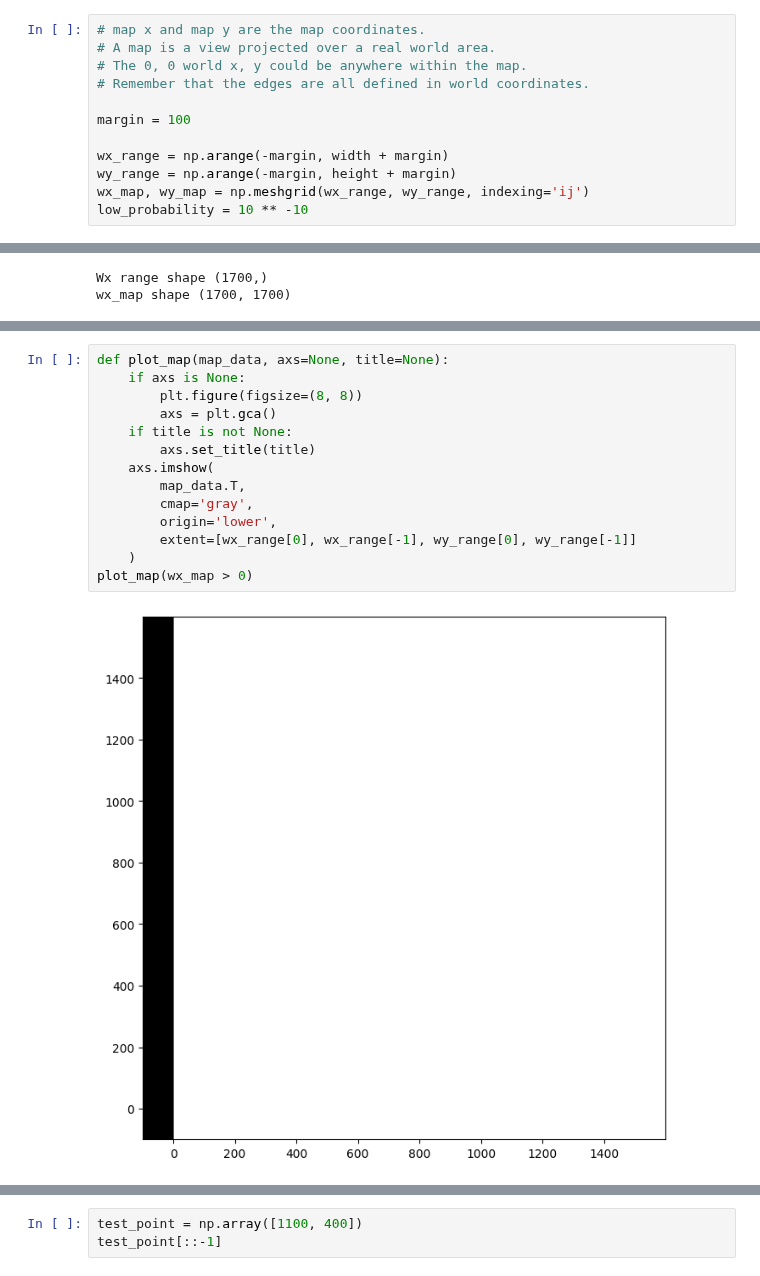
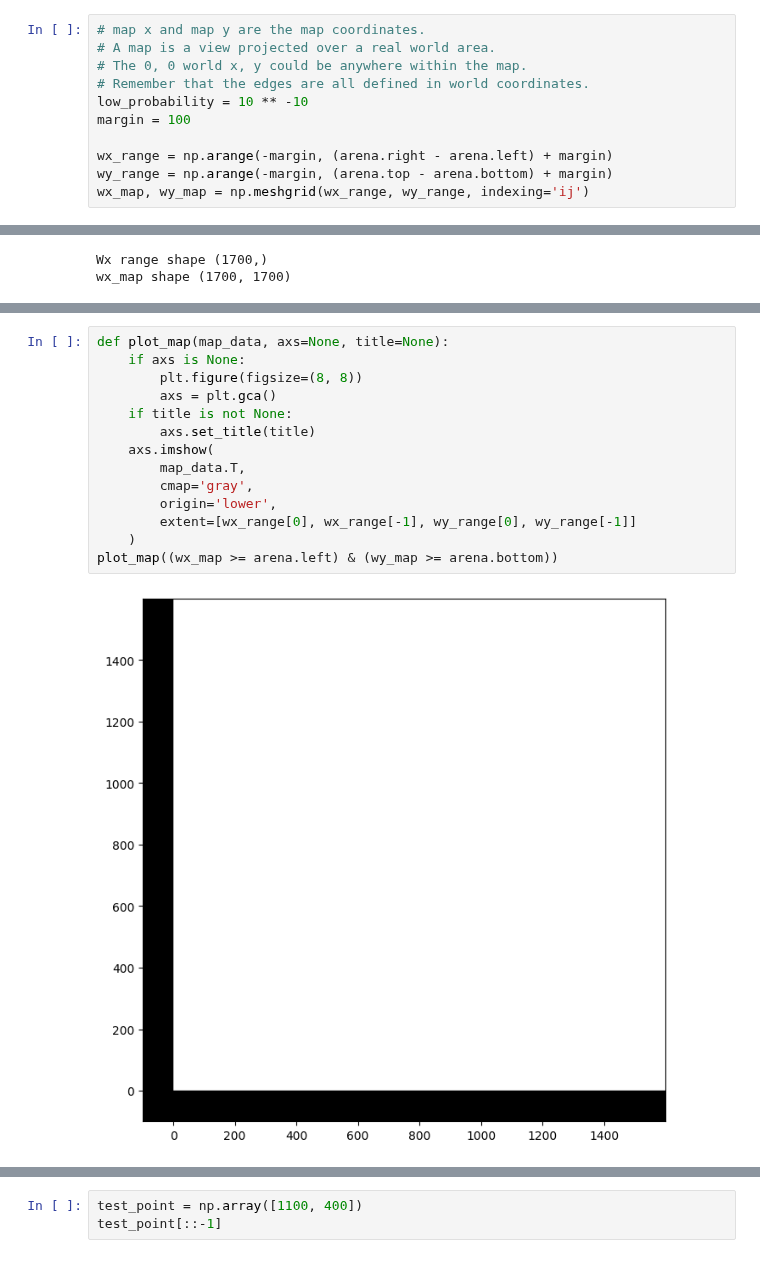
Before and after one commit to PacktPublishing/Learn-Robotics-Programming-3rd-edition, a Jupyter notebook: experiments/boundary_probabilities.ipynb, the cells around one changed output, grey strips where cells are left out. Saved outputs shown, nothing was run; the diff lists cells and outputs as text.

```diff
--- a/experiments/boundary_probabilities.ipynb
+++ b/experiments/boundary_probabilities.ipynb
@@ -16,13 +11,12 @@ cutout_top = 500
 # A map is a view projected over a real world area.
 # The 0, 0 world x, y could be anywhere within the map.
 # Remember that the edges are all defined in world coordinates.
-
+low_probability = 10 ** -10
 margin = 100
 
-wx_range = np.arange(-margin, width + margin)
-wy_range = np.arange(-margin, height + margin)
+wx_range = np.arange(-margin, (arena.right - arena.left) + margin)
+wy_range = np.arange(-margin, (arena.top - arena.bottom) + margin)
 wx_map, wy_map = np.meshgrid(wx_range, wy_range, indexing='ij')
-low_probability = 10 ** -10
 # %%
 print("Wx range shape", np.shape(wx_range))
 print("wx_map shape", np.shape(wx_map))
@@ -42,16 +26,16 @@ array([[False, False, False, ..., False, False, False],
 # %%
 def plot_map(map_data, axs=None, title=None):
     if axs is None:
         plt.figure(figsize=(8, 8))
         axs = plt.gca()
     if title is not None:
         axs.set_title(title)
     axs.imshow(
         map_data.T,
         cmap='gray',
         origin='lower',
         extent=[wx_range[0], wx_range[-1], wy_range[0], wy_range[-1]]
     )
-plot_map(wx_map > 0)
+plot_map((wx_map >= arena.left) & (wy_map >= arena.bottom))
 # %% [output]
-[figure, old version]
+[figure, new version]
```
Also changed, not shown: parts of 16 cells of this notebook, 1 other file.
